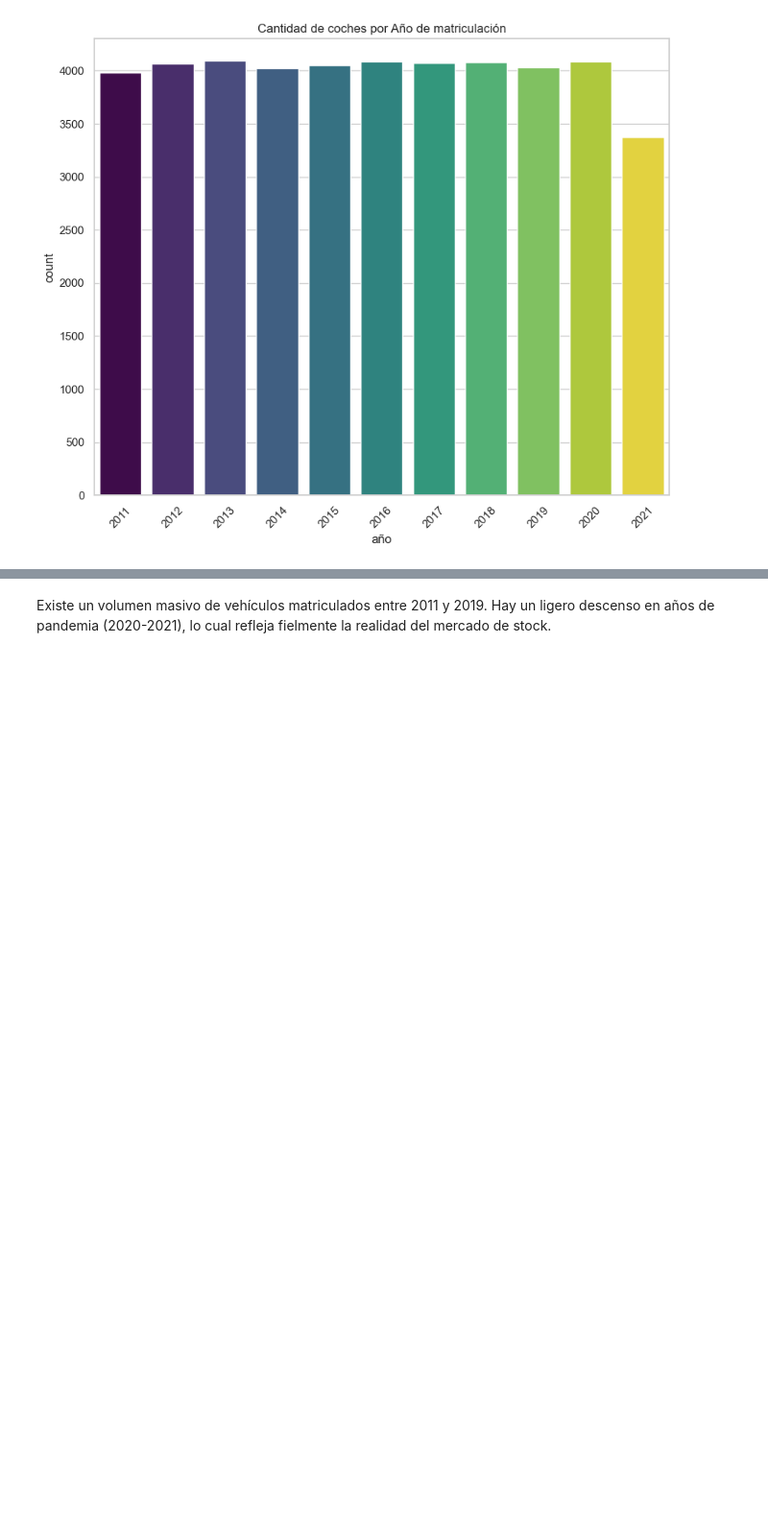
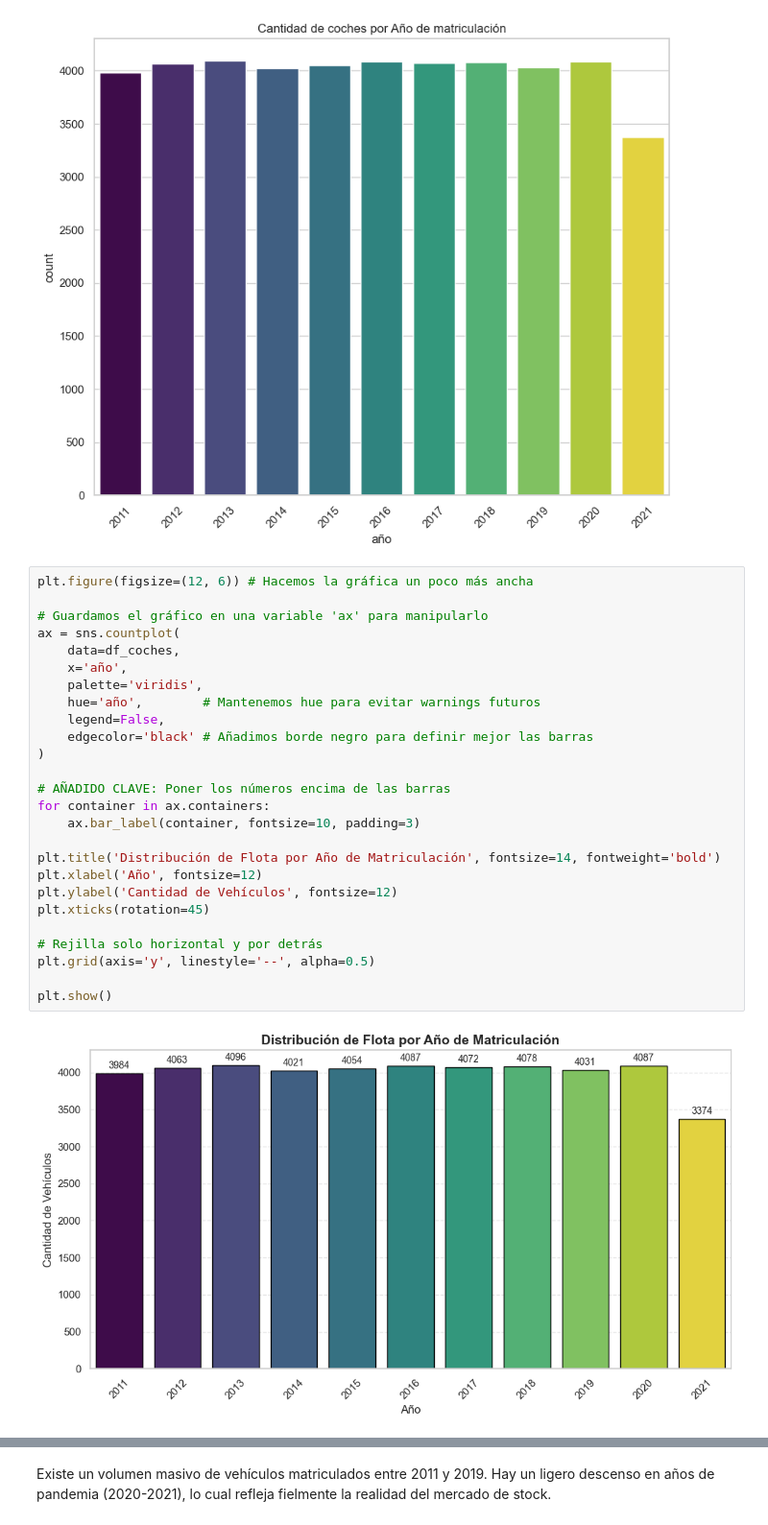
Before and after one commit to JPG250493/ML_Tasacion_Automotriz, a Jupyter notebook: src/notebooks/01 - MiniEDA.ipynb, the cells around one changed output, grey strips where cells are left out. Shown at 96% size. Saved outputs shown, nothing was run; the diff lists cells and outputs as text; blank space fills up the shorter version.

Commit message:
update - 040326 - Actualización de gráficas

```diff
--- a/src/notebooks/01 - MiniEDA.ipynb
+++ b/src/notebooks/01 - MiniEDA.ipynb
@@ -255,3 +255,31 @@ plt.title('Cantidad de coches por Año de matriculación')
 plt.show()
 # %% [output]
 [figure]
+# %%
+plt.figure(figsize=(12, 6)) # Hacemos la gráfica un poco más ancha
+
+# Guardamos el gráfico en una variable 'ax' para manipularlo
+ax = sns.countplot(
+    data=df_coches,
+    x='año',
+    palette='viridis',
+    hue='año',        # Mantenemos hue para evitar warnings futuros
+    legend=False,
+    edgecolor='black' # Añadimos borde negro para definir mejor las barras
+)
+
+# AÑADIDO CLAVE: Poner los números encima de las barras
+for container in ax.containers:
+    ax.bar_label(container, fontsize=10, padding=3)
+
+plt.title('Distribución de Flota por Año de Matriculación', fontsize=14, fontweight='bold')
+plt.xlabel('Año', fontsize=12)
+plt.ylabel('Cantidad de Vehículos', fontsize=12)
+plt.xticks(rotation=45)
+
+# Rejilla solo horizontal y por detrás
+plt.grid(axis='y', linestyle='--', alpha=0.5)
+
+plt.show()
+# %% [output]
+[figure, added]
```
Also changed, not shown: parts of 9 cells of this notebook.
